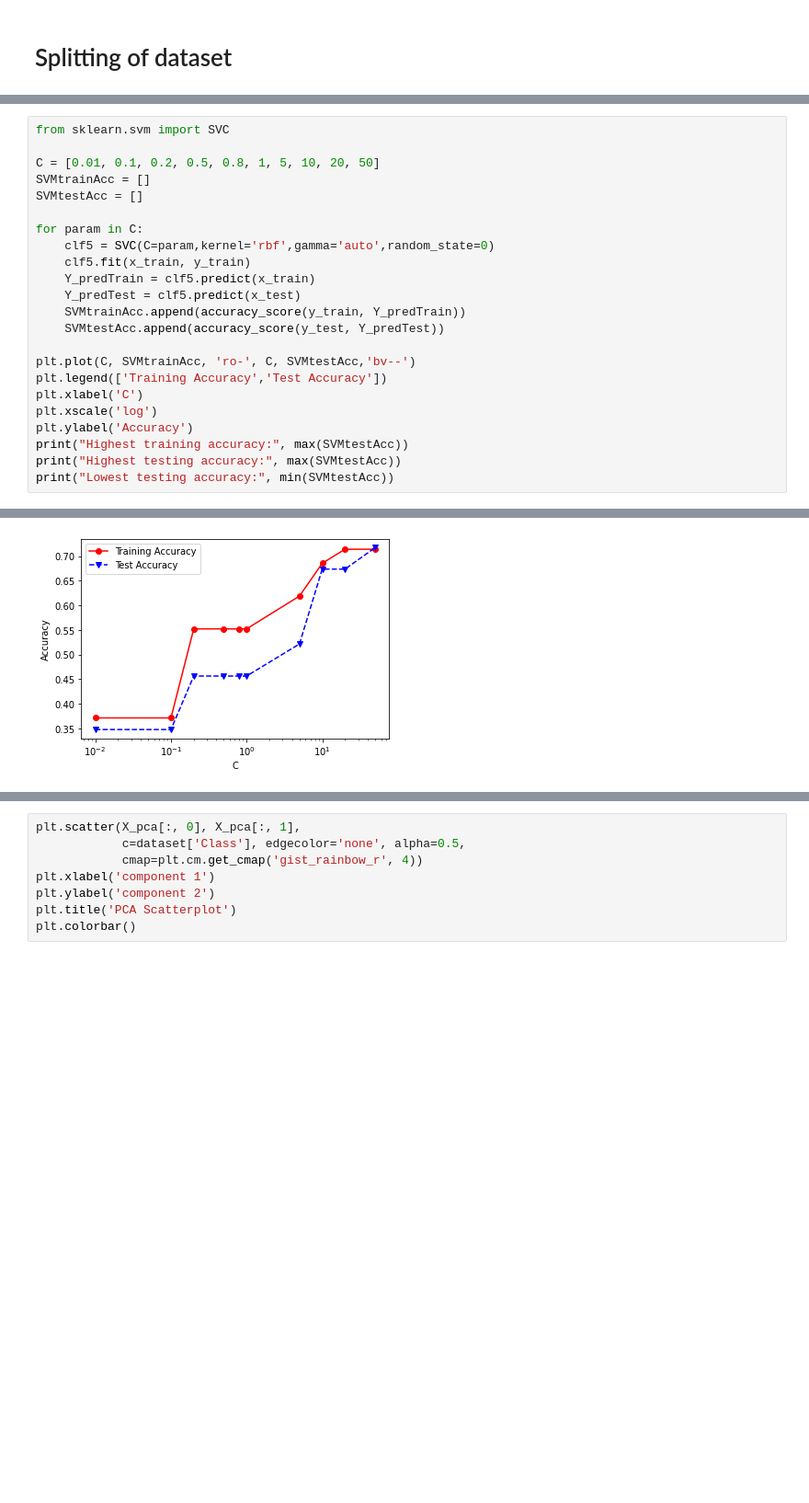
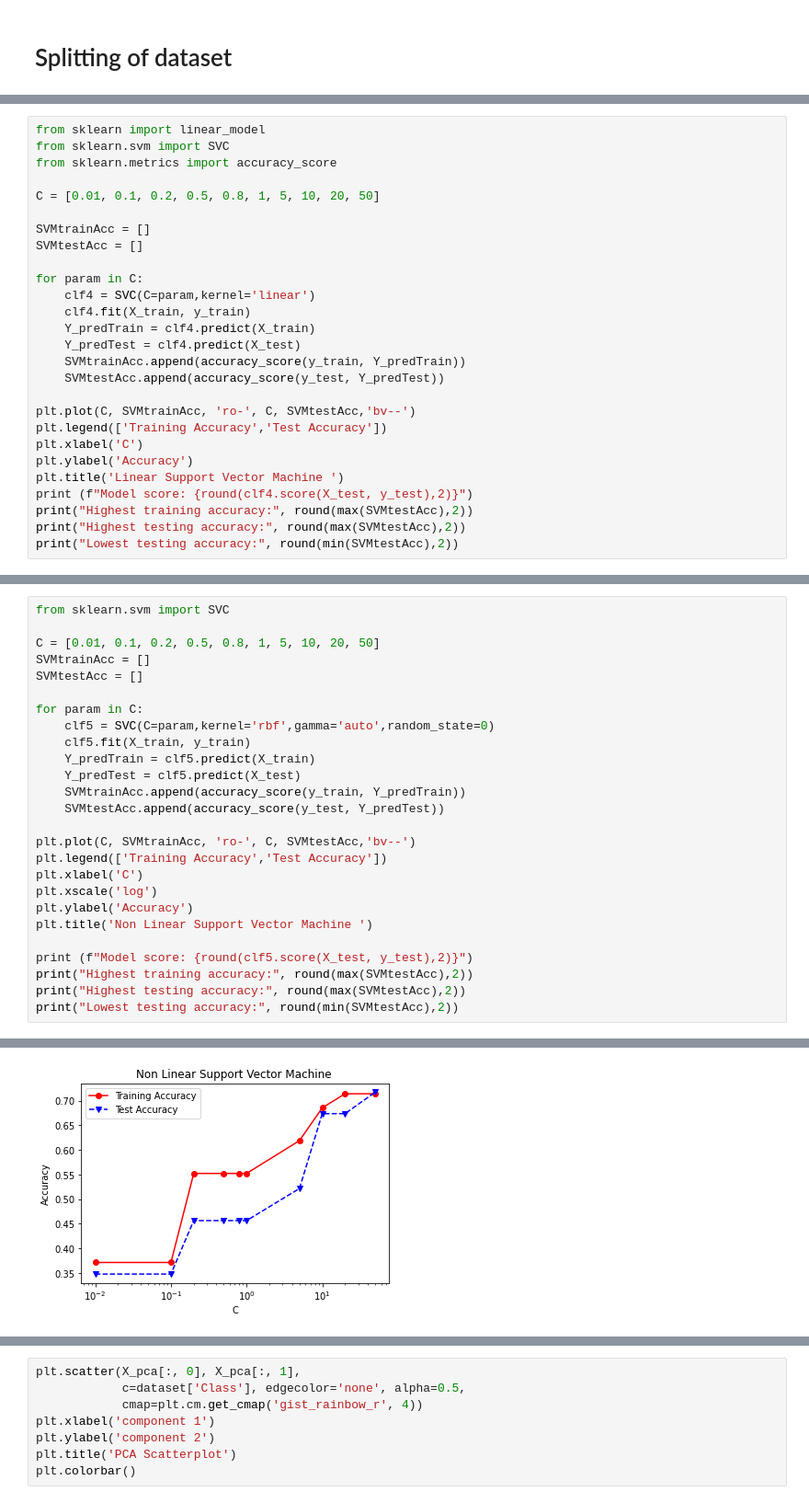
Before and after one commit to goldslime123/csc3005-DA, a Jupyter notebook: MeterD.ipynb, the cells around one changed output, grey strips where cells are left out. Shown at 92% size. Cells and saved outputs as stored; diff of their text form; blank space fills up the shorter version.

```diff
--- a/MeterD.ipynb
+++ b/MeterD.ipynb
@@ -918,0 +922,27 @@ Lowest testing accuracy: 0.4782608695652174
+# %%
+from sklearn import linear_model
+from sklearn.svm import SVC
+from sklearn.metrics import accuracy_score
+
+C = [0.01, 0.1, 0.2, 0.5, 0.8, 1, 5, 10, 20, 50]
+
+SVMtrainAcc = []
+SVMtestAcc = []
+
+for param in C:
+    clf4 = SVC(C=param,kernel='linear')
+    clf4.fit(X_train, y_train)
+    Y_predTrain = clf4.predict(X_train)
+    Y_predTest = clf4.predict(X_test)
+    SVMtrainAcc.append(accuracy_score(y_train, Y_predTrain))
+    SVMtestAcc.append(accuracy_score(y_test, Y_predTest))
+
+plt.plot(C, SVMtrainAcc, 'ro-', C, SVMtestAcc,'bv--')
+plt.legend(['Training Accuracy','Test Accuracy'])
+plt.xlabel('C')
+plt.ylabel('Accuracy')
+plt.title('Linear Support Vector Machine ')
+print (f"Model score: {round(clf4.score(X_test, y_test),2)}")
+print("Highest training accuracy:", round(max(SVMtestAcc),2))
+print("Highest testing accuracy:", round(max(SVMtestAcc),2))
+print("Lowest testing accuracy:", round(min(SVMtestAcc),2))
@@ -925,9 +964,9 @@ SVMtestAcc = []
 
 for param in C:
     clf5 = SVC(C=param,kernel='rbf',gamma='auto',random_state=0)
-    clf5.fit(x_train, y_train)
-    Y_predTrain = clf5.predict(x_train)
-    Y_predTest = clf5.predict(x_test)
+    clf5.fit(X_train, y_train)
+    Y_predTrain = clf5.predict(X_train)
+    Y_predTest = clf5.predict(X_test)
     SVMtrainAcc.append(accuracy_score(y_train, Y_predTrain))
     SVMtestAcc.append(accuracy_score(y_test, Y_predTest))
 
@@ -936,7 +975,10 @@ plt.legend(['Training Accuracy','Test Accuracy'])
 plt.xlabel('C')
 plt.xscale('log')
 plt.ylabel('Accuracy')
-print("Highest training accuracy:", max(SVMtestAcc))
-print("Highest testing accuracy:", max(SVMtestAcc))
-print("Lowest testing accuracy:", min(SVMtestAcc))
+plt.title('Non Linear Support Vector Machine ')
+
+print (f"Model score: {round(clf5.score(X_test, y_test),2)}")
+print("Highest training accuracy:", round(max(SVMtestAcc),2))
+print("Highest testing accuracy:", round(max(SVMtestAcc),2))
+print("Lowest testing accuracy:", round(min(SVMtestAcc),2))
 # %% [output]
@@ -946 +989 @@ Lowest testing accuracy: 0.34782608695652173
-[figure, old version]
+[figure, new version]
```
Also changed, not shown: parts of 54 cells of this notebook, 5 other files.
